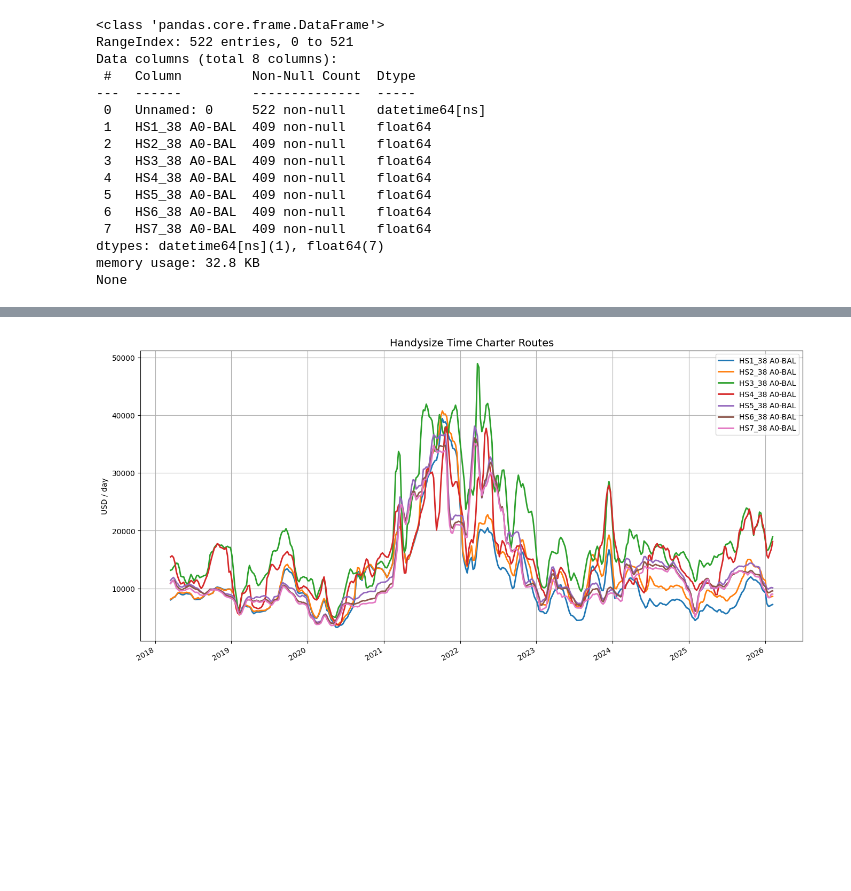
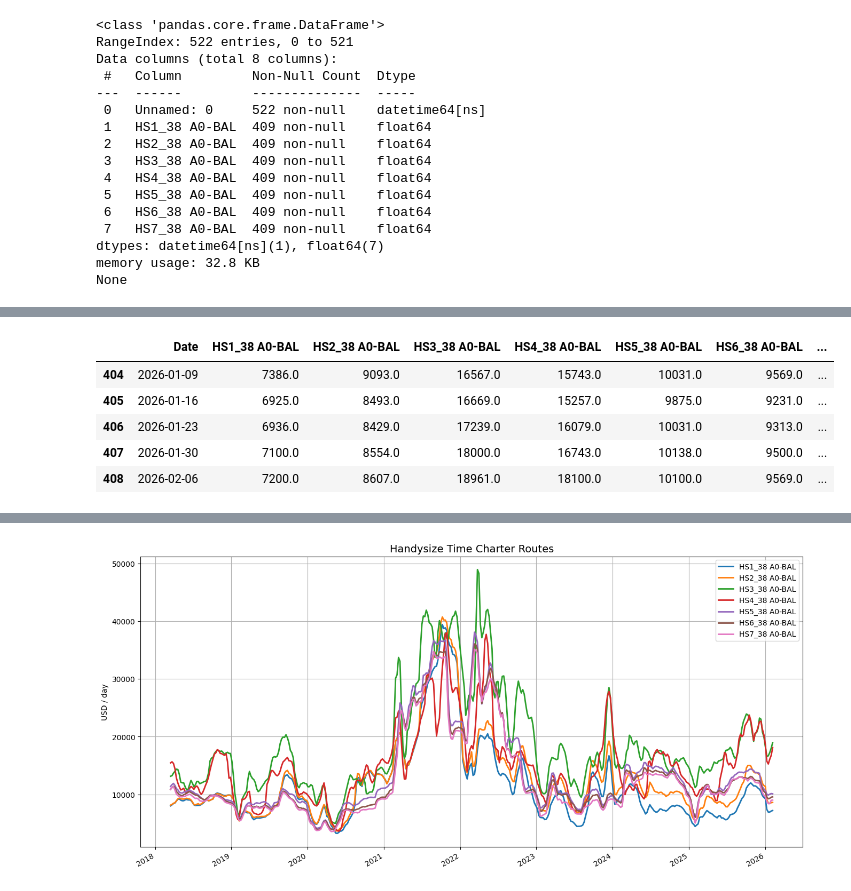
Before and after one commit to raveh13/Freight_Analysis, a Jupyter notebook: Freight_analysis_bulk.ipynb, the cells around one changed output, grey strips where cells are left out. Saved outputs shown, nothing was run; the diff lists cells and outputs as text; code cells hidden in the pictures; blank space fills up the shorter version.

```diff
--- a/Freight_analysis_bulk.ipynb
+++ b/Freight_analysis_bulk.ipynb
@@ -53 +705,10 @@ freight_copy=freight.copy()
+# %%
+display(df_out.tail())
+# %% [output]
+|  | Date | HS1_38 A0-BAL | HS2_38 A0-BAL | HS3_38 A0-BAL | HS4_38 A0-BAL | HS5_38 A0-BAL | HS6_38 A0-BAL | ... |
+| 404 | 2026-01-09 | 7386.0 | 9093.0 | 16567.0 | 15743.0 | 10031.0 | 9569.0 | ... |
+| 405 | 2026-01-16 | 6925.0 | 8493.0 | 16669.0 | 15257.0 | 9875.0 | 9231.0 | ... |
+| 406 | 2026-01-23 | 6936.0 | 8429.0 | 17239.0 | 16079.0 | 10031.0 | 9313.0 | ... |
+| 407 | 2026-01-30 | 7100.0 | 8554.0 | 18000.0 | 16743.0 | 10138.0 | 9500.0 | ... |
+| 408 | 2026-02-06 | 7200.0 | 8607.0 | 18961.0 | 18100.0 | 10100.0 | 9569.0 | ... |
 # %%
```
Also changed, not shown: parts of 4 cells of this notebook.
